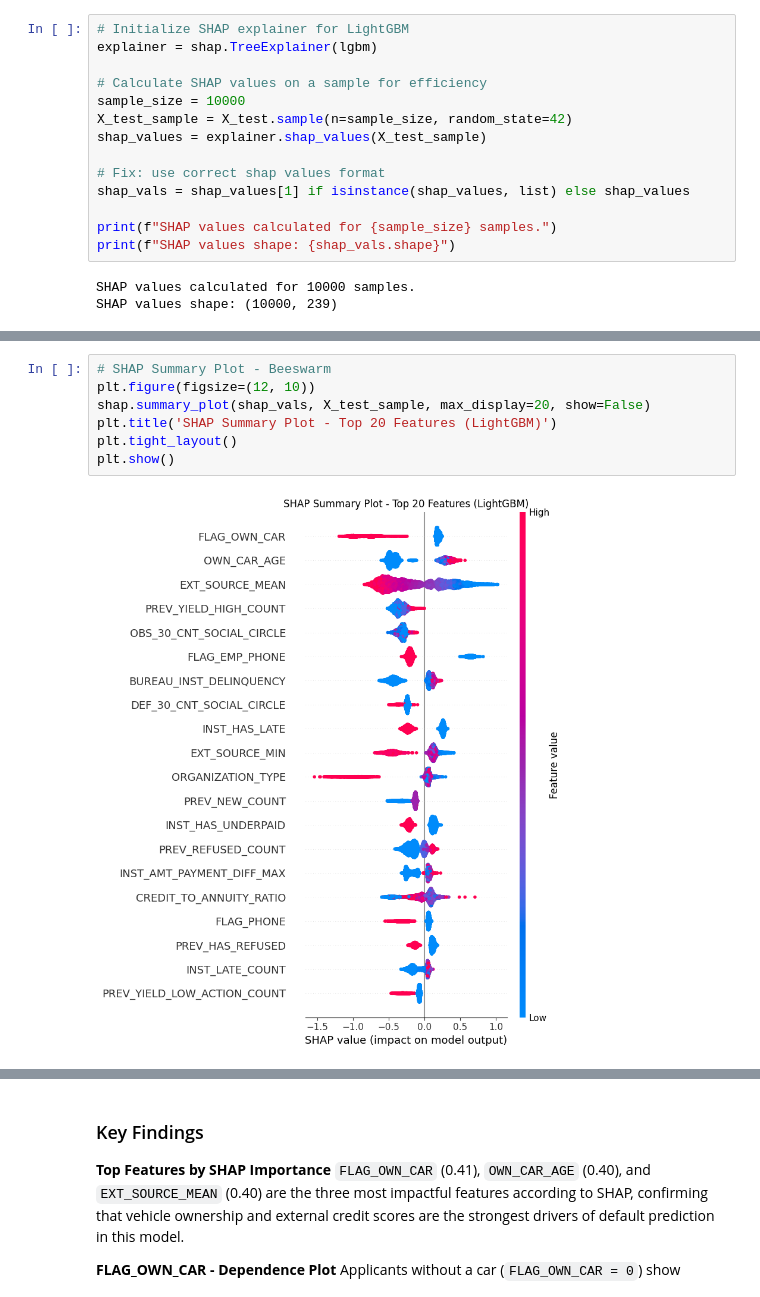
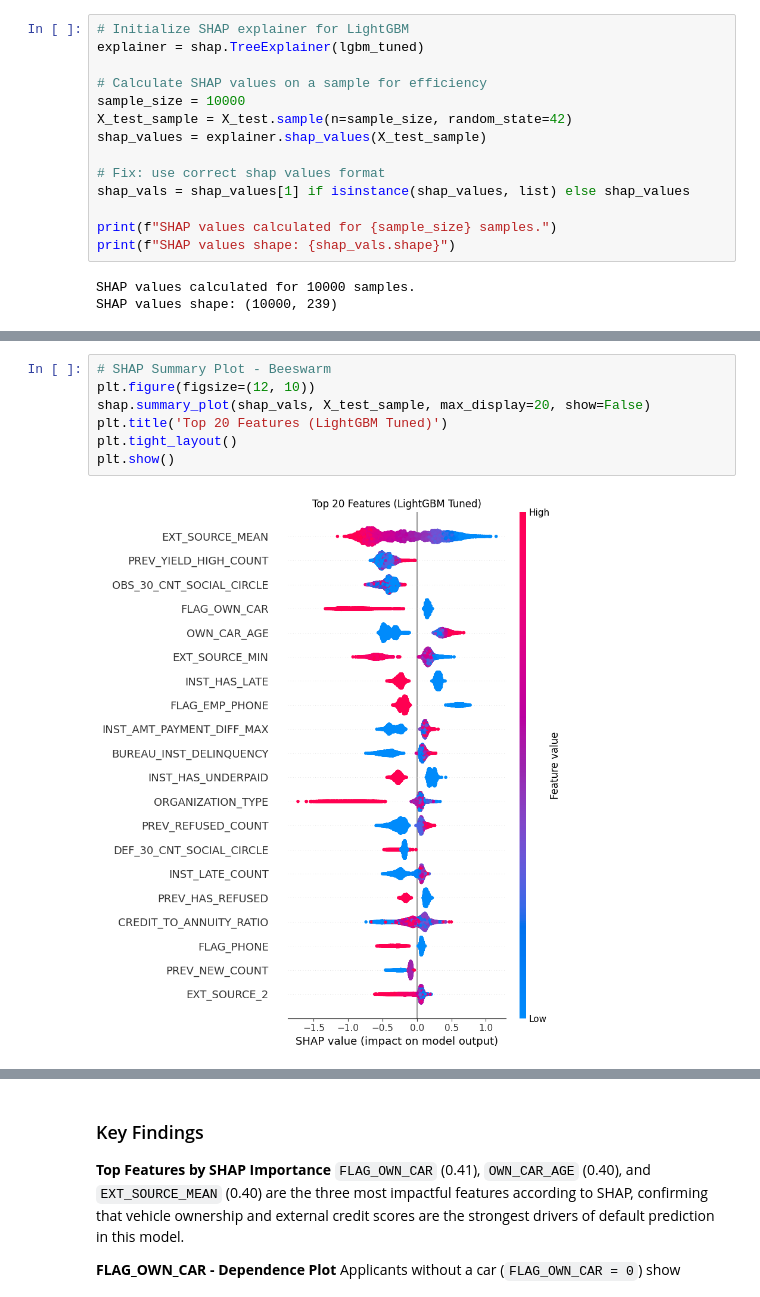
Before and after one commit to oknardo/Home_Credit_Scorecard_Model, a Jupyter notebook: Scorecard_Modelling.ipynb, the cells around one changed output, grey strips where cells are left out. Drawn from its saved outputs; the diff is of its cells as text.

Commit message:
Add SHAP

```diff
--- a/Scorecard_Modelling.ipynb
+++ b/Scorecard_Modelling.ipynb
@@ -1170,7 +1170,7 @@ The tuned model shows marginal improvement across all metrics — ROC-AUC (+0.19
 SHAP (SHapley Additive exPlanations) provides a unified framework for interpreting machine learning model predictions. It assigns each feature an importance value for a particular prediction, based on game theory principles. LightGBM is used as the basis for SHAP analysis as it achieved the best overall performance.
 # %%
 # Initialize SHAP explainer for LightGBM
-explainer = shap.TreeExplainer(lgbm)
+explainer = shap.TreeExplainer(lgbm_tuned)
 
 # Calculate SHAP values on a sample for efficiency
 sample_size = 10000
@@ -1197,12 +1197,12 @@ plt.show()
 # %%
 # SHAP Summary Plot - Beeswarm
 plt.figure(figsize=(12, 10))
 shap.summary_plot(shap_vals, X_test_sample, max_display=20, show=False)
-plt.title('SHAP Summary Plot - Top 20 Features (LightGBM)')
+plt.title('Top 20 Features (LightGBM Tuned)')
 plt.tight_layout()
 plt.show()
 # %% [output]
-[figure, old version]
+[figure, new version]
 # %%
 # Top 3 features by SHAP importance
 top_features = pd.DataFrame({
```
Also changed, not shown: parts of 2 cells of this notebook.
